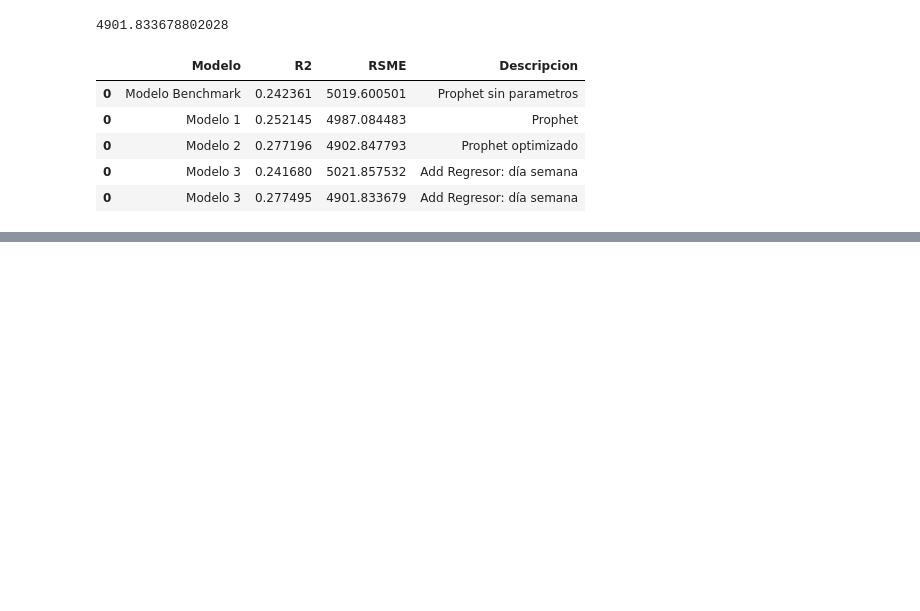
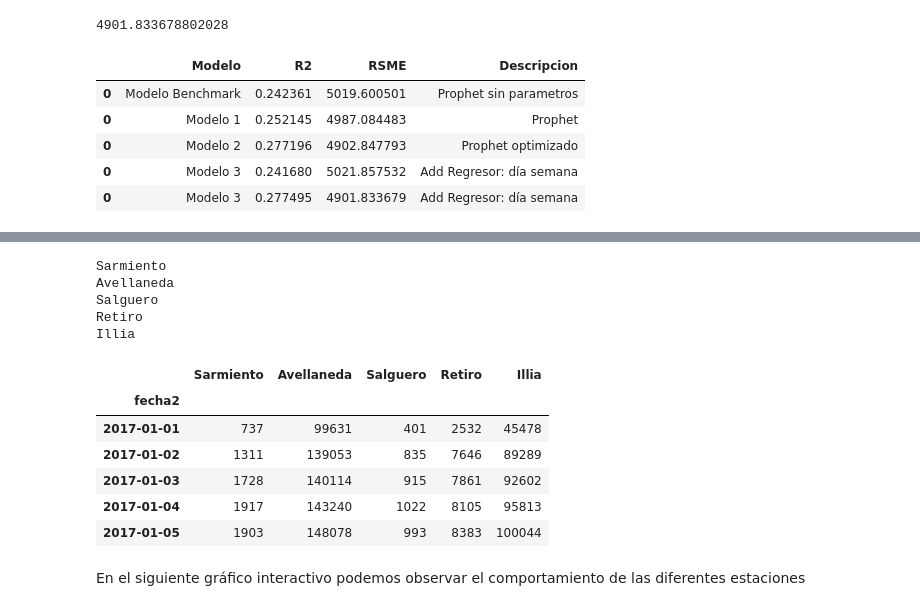
Before and after one commit to NachoRam123/Proyecto-3, a Jupyter notebook: DS_Proyecto_03_ST_RamellaIgnacio.ipynb, the cells around one changed output, grey strips where cells are left out. Saved outputs shown, nothing was run; the diff lists cells and outputs as text; code cells hidden in the pictures; blank space fills up the shorter version.

```diff
--- a/DS_Proyecto_03_ST_RamellaIgnacio.ipynb
+++ b/DS_Proyecto_03_ST_RamellaIgnacio.ipynb
@@ -1139,0 +1190,28 @@ Comparar con las otras estaciones de peaje
+# %%
+#Armamos un dataset diario para cada estacion:
+estaciones = list(estaciones)
+dicc_estaciones = {}
+for estacion in estaciones:
+    print(estacion)
+    dicc_estaciones[estacion] = dataset_estacion_1[dataset_estacion_1['estacion']==estacion].resample('D', on = 'fecha2').sum()
+    dicc_estaciones[estacion].rename(columns={'cantidad_pasos':estacion}, inplace=True)
+# %% [output]
+Sarmiento
+Avellaneda
+Salguero
+Retiro
+Illia
+# %%
+df_estaciones = pd.concat([dicc_estaciones['Sarmiento'],dicc_estaciones['Avellaneda'],dicc_estaciones['Salguero'],dicc_estaciones['Retiro'],dicc_estaciones['Illia']], axis=1)
+# %%
+df_estaciones.head()
+# %% [output]
+|  | Sarmiento | Avellaneda | Salguero | Retiro | Illia |
+| fecha2 |  |  |  |  |  |
+| 2017-01-01 | 737 | 99631 | 401 | 2532 | 45478 |
+| 2017-01-02 | 1311 | 139053 | 835 | 7646 | 89289 |
+| 2017-01-03 | 1728 | 140114 | 915 | 7861 | 92602 |
+| 2017-01-04 | 1917 | 143240 | 1022 | 8105 | 95813 |
+| 2017-01-05 | 1903 | 148078 | 993 | 8383 | 100044 |
+# %% [markdown]
+En el siguiente gráfico interactivo podemos observar el comportamiento de las diferentes estaciones
```
Also changed, not shown: parts of 7 cells of this notebook.
